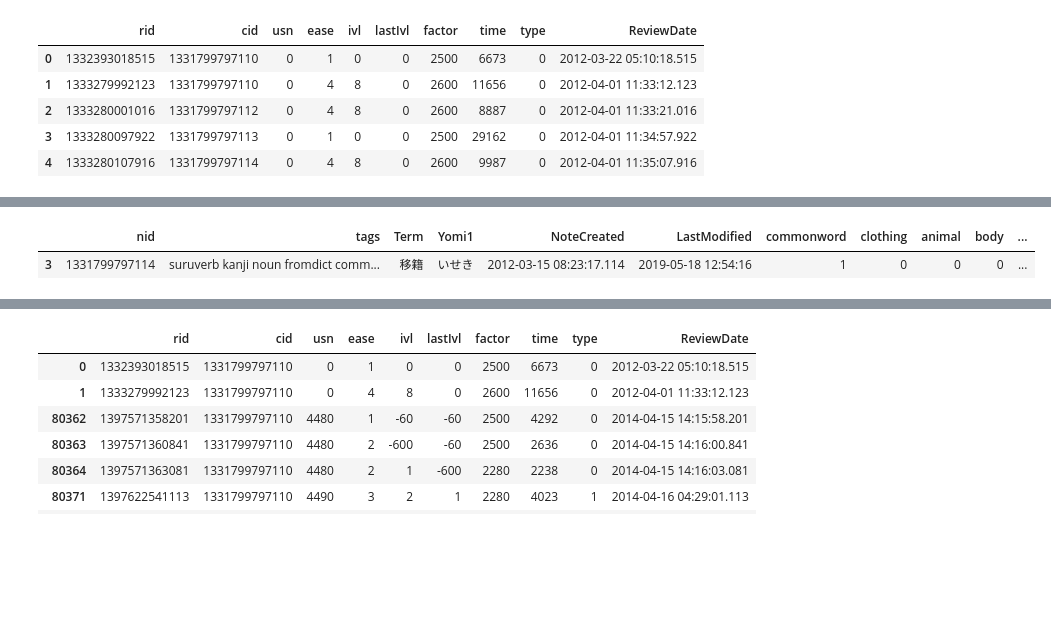
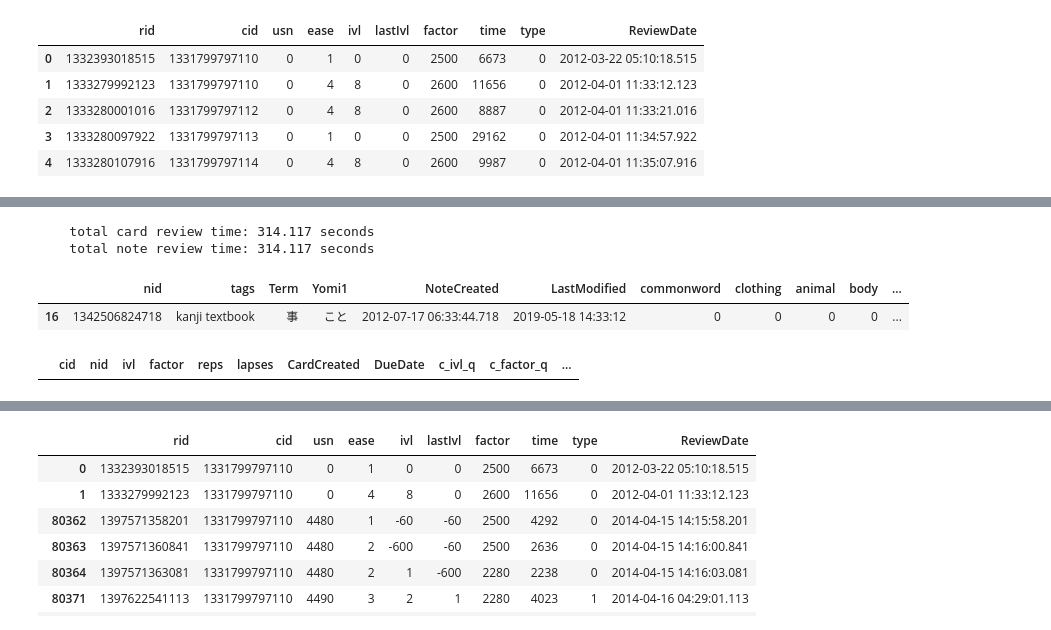
Before and after one commit to avidrucker/vocab-analysis, a Jupyter notebook: section_2_prepare_the_data.ipynb, the cells around one changed output, grey strips where cells are left out. Drawn from its saved outputs; the diff is of its cells as text; code cells hidden in the pictures; blank space fills up the shorter version.

```diff
--- a/section_2_prepare_the_data.ipynb
+++ b/section_2_prepare_the_data.ipynb
@@ -1246,7 +1257,7 @@ df_notes_013_mid_section_2.head()
 # %%
 # now that we have note id's for all the words, we can
 # join together these separate dataframes
-df_combo = pd.merge(df_notes_013_mid_section_2, df_cards_009_mid_section_2, on='nid')
+df_combo = pd.merge(df_notes_013_mid_section_2, df_cards_012_mid_section_2, on='nid')
 print(df_combo.shape)
 
 # remove from df_combo any fields that belong strictly only to cards, such as c_ivl_q, c_factor_q
@@ -1798,5 +1896,20 @@ get_rows_by_value_in_col(df_notes_015_final_section_2,current_note_id,'nid')
+# %%
+def get_total_review_time(df_rl):
+    time_total = df_rl['time'].sum()/1000
+
+    s = f"""
+    total card review time: {time_total} seconds
+    total note review time: {time_total} seconds
+    """
+
+    print(s)
+
+get_total_review_time(df_rl_1)
+# %% [output]
+    total card review time: 314.117 seconds
+    total note review time: 314.117 seconds
 # %%
-get_rows_by_value_in_col(df_notes_015_final_section_2,1331799797114,'nid')
+get_rows_by_value_in_col(df_notes_019_final_section_2, 1342506824718, 'nid')
 # %% [output]
 |  | nid | tags | Term | Yomi1 | NoteCreated | LastModified | commonword | clothing | animal | body | ... |
-| 3 | 1331799797114 | suruverb kanji noun fromdict comm... | 移籍 | いせき | 2012-03-15 08:23:17.114 | 2019-05-18 12:54:16 | 1 | 0 | 0 | 0 | ... |
+| 16 | 1342506824718 | kanji textbook | 事 | こと | 2012-07-17 06:33:44.718 | 2019-05-18 14:33:12 | 0 | 0 | 0 | 0 | ... |
@@ -1802,0 +1918,4 @@ get_rows_by_value_in_col(df_notes_015_final_section_2,1331799797114,'nid')
+# %%
+get_rows_by_value_in_col(df_cards_011_mid_section_2, 1331799797110, 'cid')
+# %% [output]
+|  | cid | nid | ivl | factor | reps | lapses | CardCreated | DueDate | c_ivl_q | c_factor_q | ... |
```
Also changed, not shown: parts of 76 cells of this notebook.
